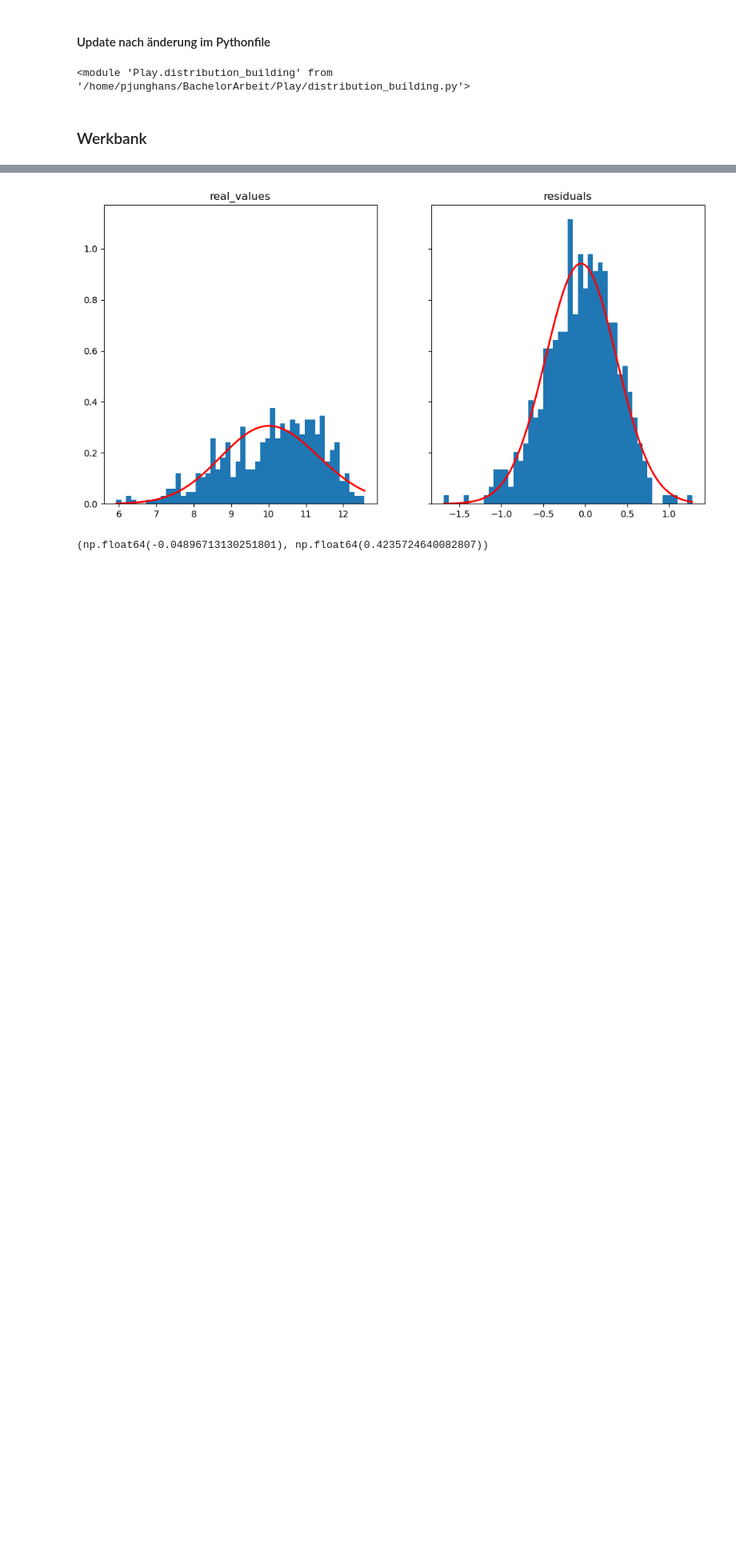
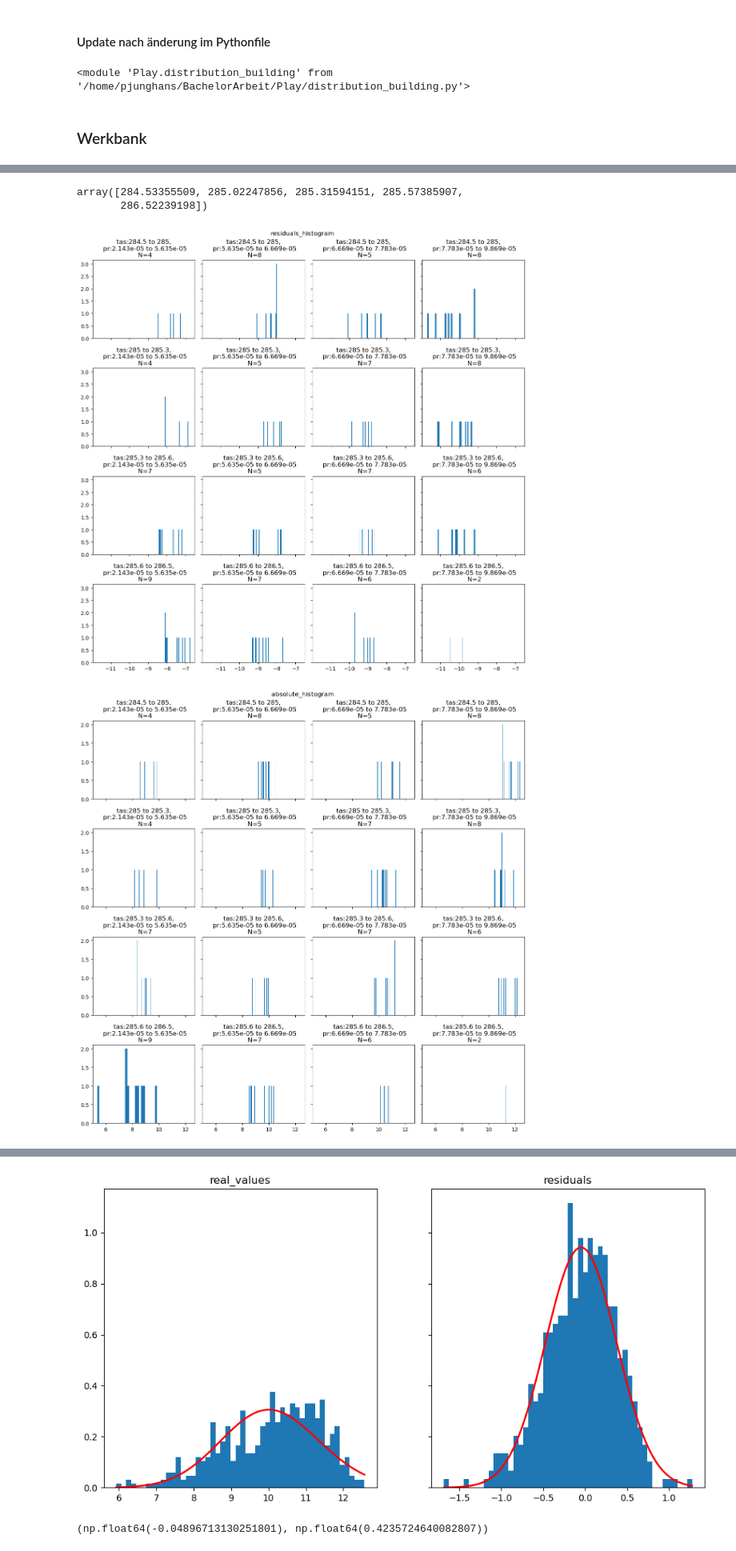
Before and after one commit to pjunghans1234/bachelorarbeit, a Jupyter notebook: Play_forest_regressor.ipynb, the cells around one changed output, grey strips where cells are left out. Shown at 80% size. Cells and saved outputs as stored; diff of their text form; code cells hidden in the pictures; blank space fills up the shorter version.

```diff
--- a/Play_forest_regressor.ipynb
+++ b/Play_forest_regressor.ipynb
@@ -72,0 +93,8 @@ tuple(d for d in ["time", "run", "lat", "lon"] if d in ["time", "lat", "lon"])
+# %%
+importlib.reload(Play.distribution_analise)
+Play.distribution_analise.single_residual_split_histogram_vs_pred_distribution(predictor_one_var_run, max_run_idx=13)
+# %% [output]
+array([284.53355509, 285.02247856, 285.31594151, 285.57385907,
+       286.52239198])
+[figure, added]
+[figure, added]
```
Also changed, not shown: parts of 13 cells of this notebook, 2 other files.
